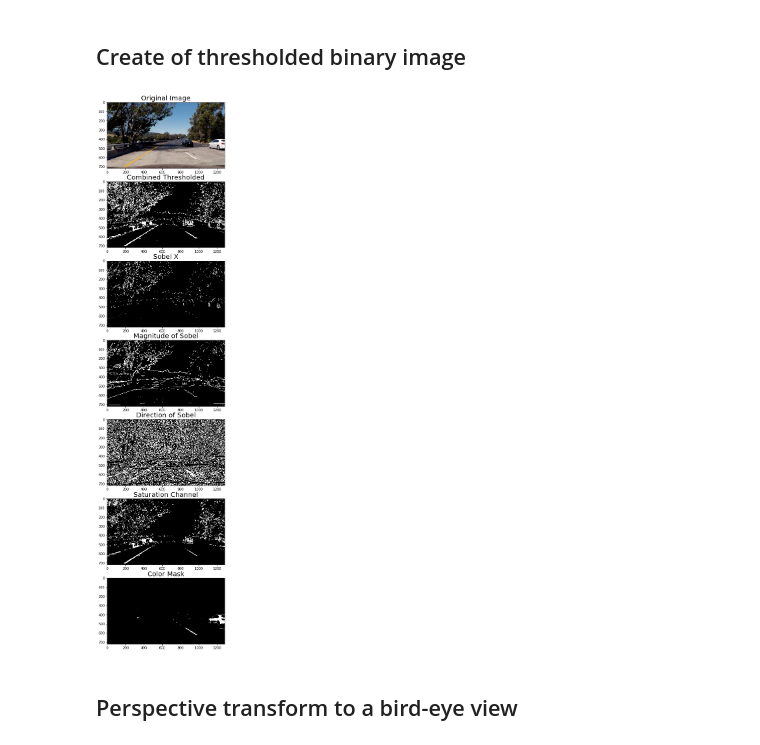
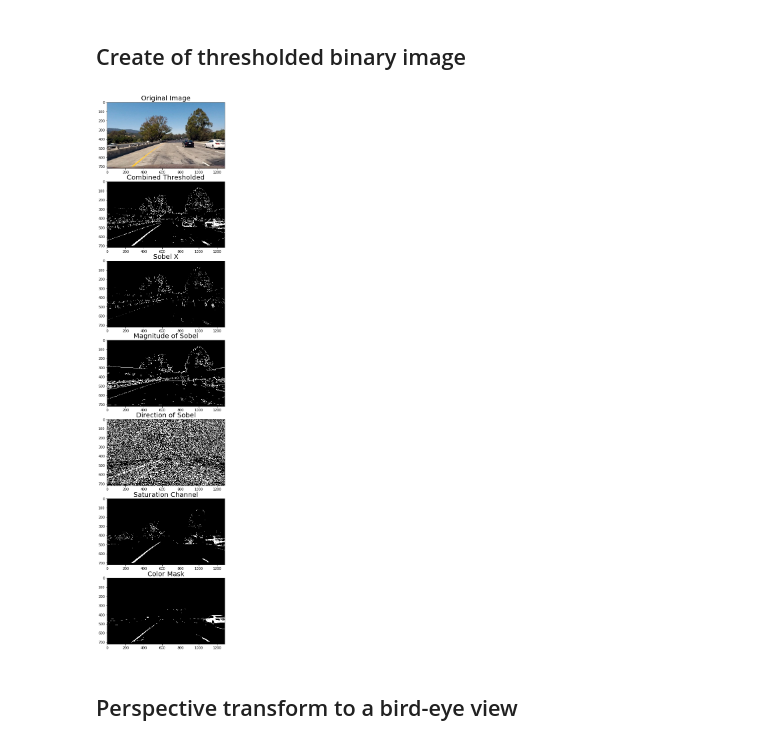
Before and after one commit to demon221/CarND-Advanced-Lane-Lines-P4, a Jupyter notebook: P4.ipynb, the cells around one changed output. Drawn from its saved outputs; the diff is of its cells as text; code cells hidden in the pictures.

```diff
--- a/P4.ipynb
+++ b/P4.ipynb
@@ -212,35 +212,35 @@ def combined_thresh(img):
              (s_bin == 1)] = 1
 
     return combined, absx_bin, mag_bin, dir_bin, s_bin, mask
 
 
 # Read in an undistortion image
-image_undistorted = mpimg.imread('output_images/test_images/undistorted5.jpg')
+image_undistorted = mpimg.imread('output_images/test_images/undistorted1.jpg')
 
 # Run the function
 combined_test, absx_bin, mag_bin, dir_bin, s_bin, color_mask = combined_thresh(image_undistorted)
 
 # Plot the result
 f, (ax1, ax2, ax3, ax4, ax5, ax6, ax7) = plt.subplots(7, 1, figsize=(24, 25))
 
 ax1.imshow(image_undistorted)
 ax1.set_title('Original Image', fontsize=20)
 ax2.imshow(combined_test, cmap='gray')
 ax2.set_title('Combined Thresholded', fontsize=20)
 ax3.imshow(absx_bin, cmap='gray')
 ax3.set_title('Sobel X', fontsize=20)
 ax4.imshow(mag_bin, cmap='gray')
 ax4.set_title('Magnitude of Sobel', fontsize=20)
 ax5.imshow(dir_bin, cmap='gray')
 ax5.set_title('Direction of Sobel', fontsize=20)
 ax6.imshow(s_bin, cmap='gray')
 ax6.set_title('Saturation Channel', fontsize=20)
 ax7.imshow(color_mask, cmap='gray')
 ax7.set_title('Color Mask', fontsize=20)
 
 plt.subplots_adjust(left=0., right=1, top=0.9, bottom=0.)
 # %% [output]
-[figure, old version]
+[figure, new version]
 # %%
 # Read the list of test images
 undistorted_images = glob.glob('./output_images/test_images/undistorted*.jpg')
```
Also changed, not shown: parts of 4 cells of this notebook.
